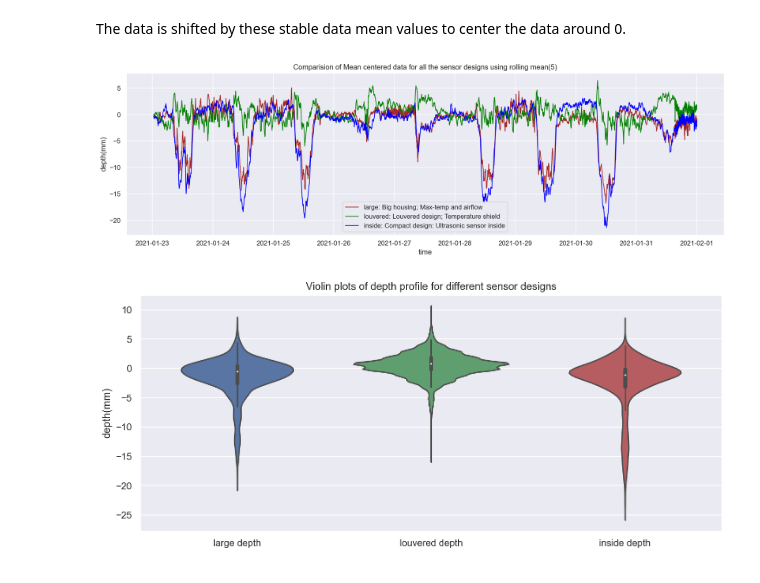
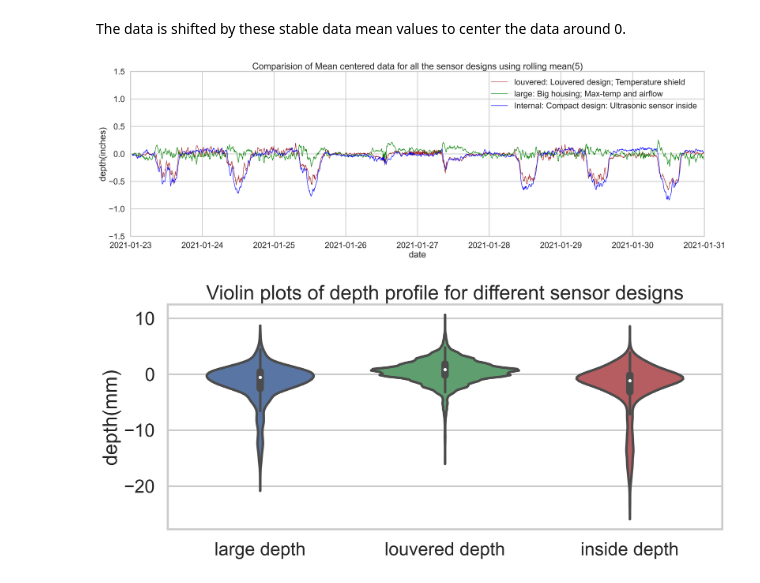
Before and after one commit to floodsense/housing_experiments, a Jupyter notebook: FloodSense_sensor_design_analysis.ipynb, the cells around one changed output. Saved outputs shown, nothing was run; the diff lists cells and outputs as text; code cells hidden in the pictures.

Commit message:
updated plots

```diff
--- a/FloodSense_sensor_design_analysis.ipynb
+++ b/FloodSense_sensor_design_analysis.ipynb
@@ -23,9 +23,17 @@ import datetime
 from datetime import timedelta
 from matplotlib.dates import DateFormatter
 from dateutil import tz
-%config InlineBackend.figure_format = 'retina'
-#sns.set_theme(style="darkgrid")
-sns.set(style="darkgrid")
+
+sns.set_style("whitegrid")
+from IPython.core.display import display, HTML
+from IPython.display import IFrame
+import matplotlib as mpl
+mpl.rcParams['figure.dpi'] = 150
+display(HTML('<style>.container { width:100% !important; }</style>'))
+mpl.rcParams['figure.figsize'] = [24, 12]
+sns.set(font_scale=1.7)
+plt.style.use('seaborn-whitegrid')
+sns.set_context("poster")
 # %%
 # Loading different sensor housing designs data
 df_original = pd.read_csv('data/original_out_Feb10.csv')
@@ -286,20 +294,37 @@ The data is shifted by these stable data mean values to center the data around 0
 df['large depth'] = df['large depth'].apply(lambda x:x-df_stable['large depth'].mean())
 df['louvered depth'] = df['louvered depth'].apply(lambda x:x-df_stable['louvered depth'].mean())
 df['inside depth'] = df['inside depth'].apply(lambda x:x-df_stable['inside depth'].mean())
+# %%
+df['large depth'] = df['large depth'].apply(lambda x:x*0.0393701)
+df['louvered depth'] = df['louvered depth'].apply(lambda x:x*0.0393701)
+df['inside depth'] = df['inside depth'].apply(lambda x:x*0.0393701)
+# %%
+legends = ['louvered: Louvered design; Temperature shield', 'large: Big housing; Max-temp and airflow', 'Internal: Compact design: Ultrasonic sensor inside']
 # %%
-fig, ax = plt.subplots()
-fig.set_size_inches(18, 5.00)
-start, end = '2021-01-22', '2021-01-31'
-ax.plot(df.loc[start:end, 'large depth'].dropna().rolling(rolling_points).mean(), linestyle='-', linewidth=1.2, label='large: Big housing; Max-temp and airflow', color='brown')
-ax.plot(df.loc[start:end, 'louvered depth'].dropna().rolling(rolling_points).mean(), linestyle='-', linewidth=1.2, label='louvered: Louvered design; Temperature shield', color='green')
-ax.plot(df.loc[start:end, 'inside depth'].dropna().rolling(rolling_points).mean(), linestyle='-', linewidth=1.2, label='inside: Compact design: Ultrasonic sensor inside', color='blue')
+
+fig, ax = plt.subplots(figsize=(24, 8))
+start, end = '2021-01-23', '2021-01-31'
+ax.plot(df.loc[start:end, 'large depth'].dropna().rolling(rolling_points).mean(), linestyle='-', linewidth=1.2, label= legends[0], color='brown')
+ax.plot(df.loc[start:end, 'louvered depth'].dropna().rolling(rolling_points).mean(), linestyle='-', linewidth=1.2, label=legends[1], color='green')
+ax.plot(df.loc[start:end, 'inside depth'].dropna().rolling(rolling_points).mean(), linestyle='-', linewidth=1.2, label=legends[2], color='blue')
+
+ax.set_ylim([-1.5, 1.5])
+ax.set_xlim([pd.to_datetime(start, format='%Y-%m-%dT%H:%M:%S.%f'),pd.to_datetime(end, format='%Y-%m-%dT%H:%M:%S.%f')])
+
+ax.legend(legends[0], framealpha=1, frameon=True, loc='upper left', handlelength=0)
+ax.legend(legends[1], framealpha=1, frameon=True, loc='upper left', handlelength=0)
+ax.legend(legends[2], framealpha=1, frameon=True, loc='upper left', handlelength=0)
+leg = plt.legend()
+leg.get_frame().set_linewidth(1.0)
+
 plt.title('Comparision of Mean centered data for all the sensor designs using rolling mean(5)')
-plt.xlabel('time')
-plt.ylabel('depth(mm)')
-ax.legend()
+plt.xlabel('date')
+plt.ylabel('depth(inches)')
+plt.tight_layout(pad=1)
+plt.savefig('housings_comparison')
 plt.show()
 # %% [output]
-[figure, old version]
+[figure, new version]
 # %%
 fig, ax = plt.subplots()
 fig.set_size_inches(12, 5.00)
@@ -308,4 +333,4 @@ plt.title("Violin plots of depth profile for different sensor designs")
 plt.ylabel('depth(mm)')
 plt.show()
 # %% [output]
-[figure, old version]
+[figure, new version]
```
Also changed, not shown: parts of 20 cells of this notebook, 1 other file.
